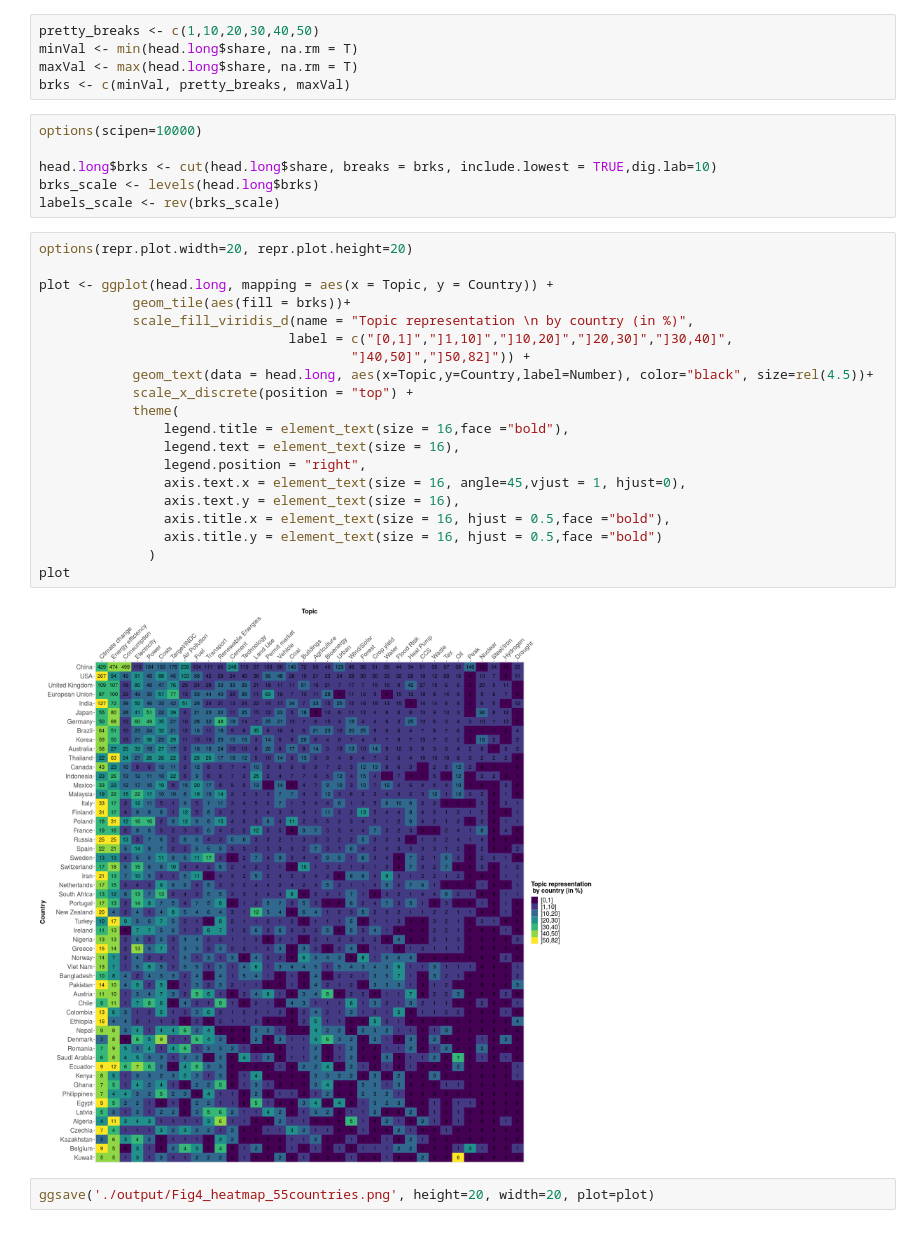
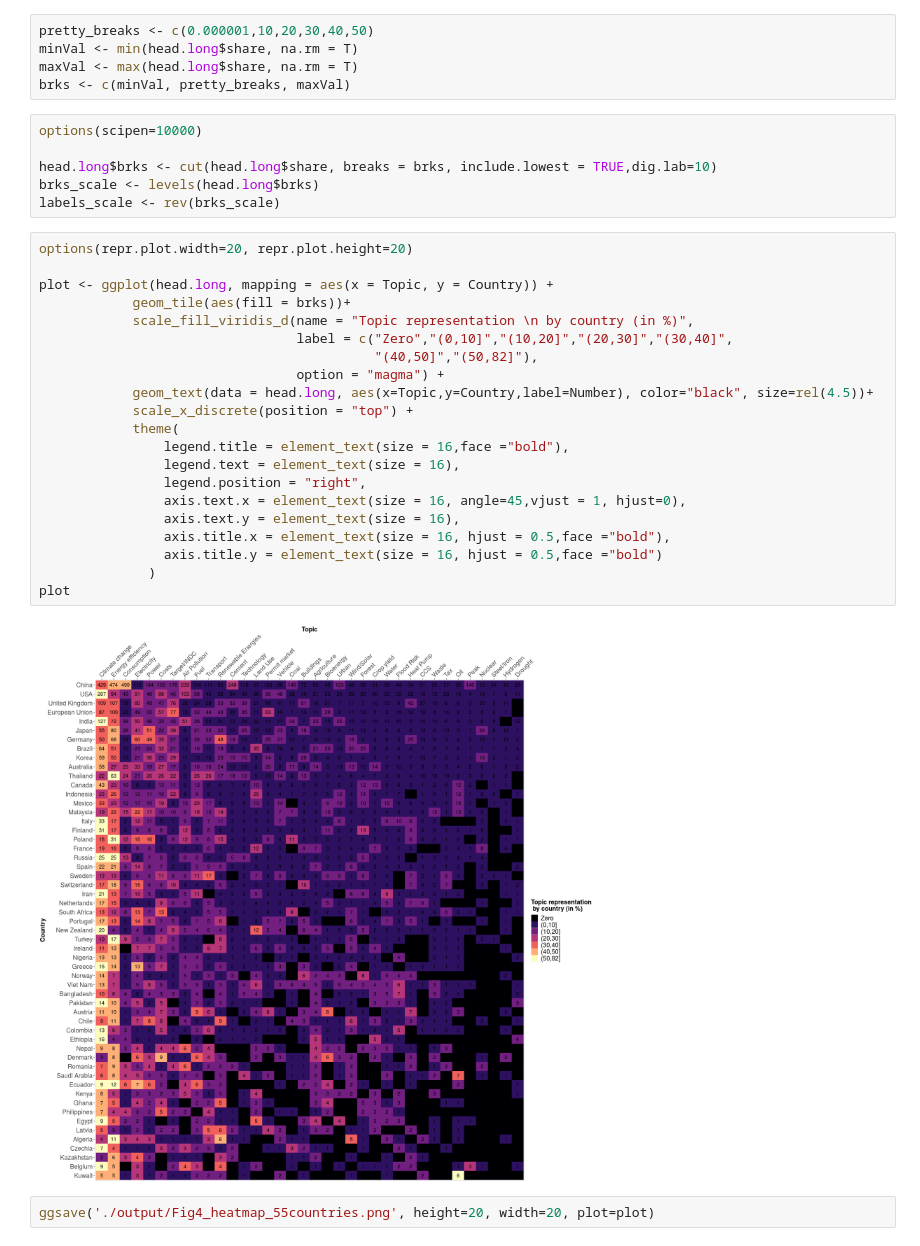
Before and after one commit to ClaireLepault/Mapping-country-mitig-pathways, a Jupyter notebook: 6_Figures/R_Fig4_Heatmap_55_countries.ipynb, the cells around one changed output. Drawn from its saved outputs; the diff is of its cells as text.

```diff
--- a/6_Figures/R_Fig4_Heatmap_55_countries.ipynb
+++ b/6_Figures/R_Fig4_Heatmap_55_countries.ipynb
@@ -198,7 +198,7 @@ head.long <- head.long %>%
 # %% [markdown]
 #### Define breaks to color the legend
 # %%
-pretty_breaks <- c(1,10,20,30,40,50)
+pretty_breaks <- c(0.000001,10,20,30,40,50)
 minVal <- min(head.long$share, na.rm = T)
 maxVal <- max(head.long$share, na.rm = T)
 brks <- c(minVal, pretty_breaks, maxVal)
@@ -211,24 +211,25 @@ labels_scale <- rev(brks_scale)
 # %%
 options(repr.plot.width=20, repr.plot.height=20)
 
 plot <- ggplot(head.long, mapping = aes(x = Topic, y = Country)) +
             geom_tile(aes(fill = brks))+
             scale_fill_viridis_d(name = "Topic representation \n by country (in %)",
-                                label = c("[0,1]","]1,10]","]10,20]","]20,30]","]30,40]",
-                                        "]40,50]","]50,82]")) +
+                                 label = c("Zero","(0,10]","(10,20]","(20,30]","(30,40]",
+                                           "(40,50]","(50,82]"),
+                                 option = "magma") +
             geom_text(data = head.long, aes(x=Topic,y=Country,label=Number), color="black", size=rel(4.5))+
             scale_x_discrete(position = "top") +
             theme(
                 legend.title = element_text(size = 16,face ="bold"),
                 legend.text = element_text(size = 16),
                 legend.position = "right",
                 axis.text.x = element_text(size = 16, angle=45,vjust = 1, hjust=0),
                 axis.text.y = element_text(size = 16),
                 axis.title.x = element_text(size = 16, hjust = 0.5,face ="bold"),
                 axis.title.y = element_text(size = 16, hjust = 0.5,face ="bold")
               )
 plot
 # %% [output]
-[figure, old version]
+[figure, new version]
 # %%
 ggsave('./output/Fig4_heatmap_55countries.png', height=20, width=20, plot=plot)
```
Also changed, not shown: 6 other files.
